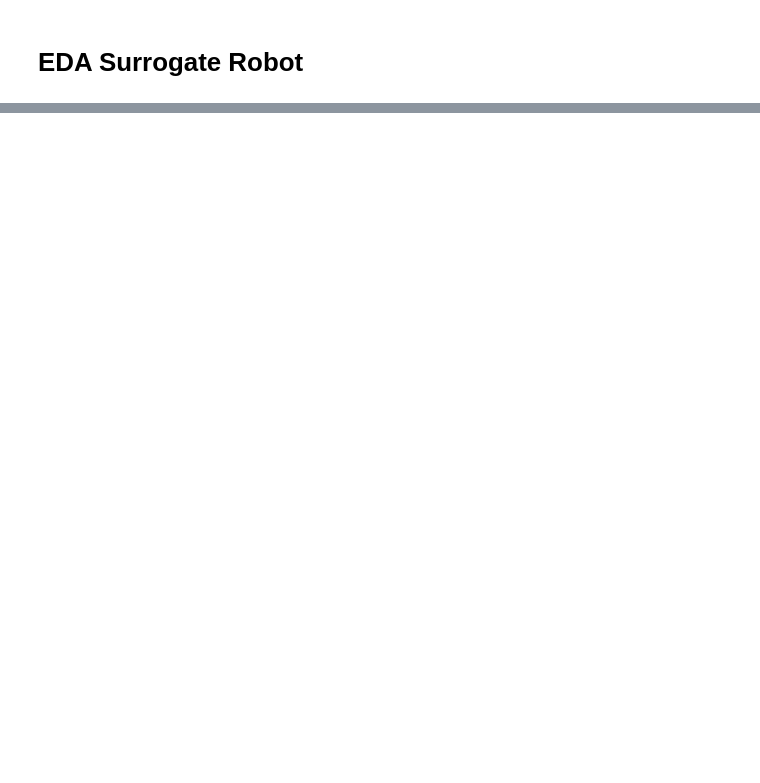
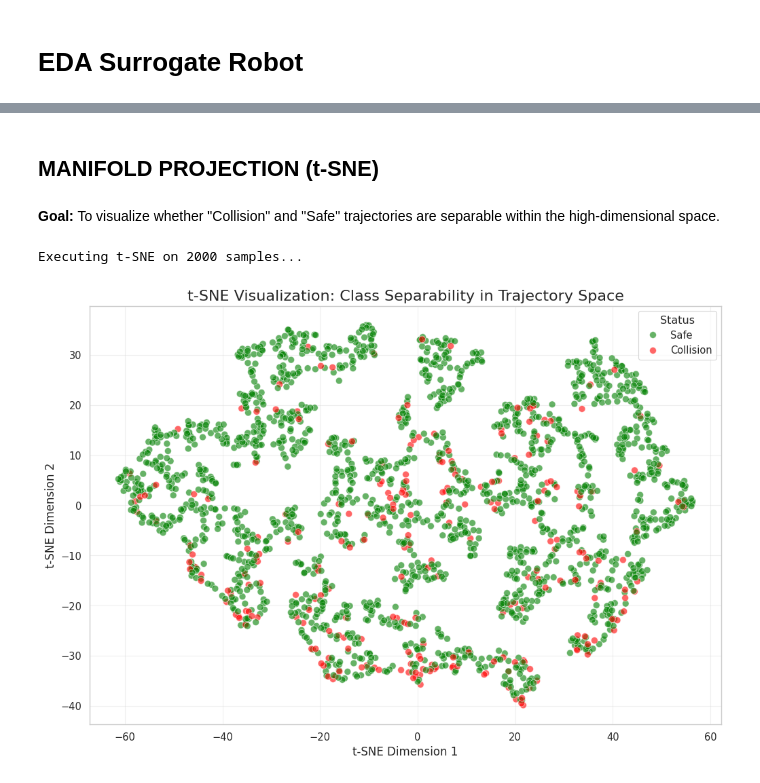
Before and after one commit to esteb01/TFM_Surrogate_Robot, a Jupyter notebook: notebooks/EDA.ipynb, the cells around one changed output, grey strips where cells are left out. Cells and saved outputs as stored; diff of their text form; code cells hidden in the pictures; blank space fills up the shorter version.

```diff
--- a/notebooks/EDA.ipynb
+++ b/notebooks/EDA.ipynb
@@ -373,0 +333,36 @@ La proyección no lineal t-SNE reduce las 350 dimensiones de la trayectoria a un
+# %% [markdown]
+## MANIFOLD PROJECTION (t-SNE)
+# %% [markdown]
+**Goal:** To visualize whether "Collision" and "Safe" trajectories are separable within the high-dimensional space.
+# %%
+from sklearn.manifold import TSNE
+
+# 1. Prepare a representative subset
+n_subset = 2000
+subset_df = df.sample(n=n_subset, random_state=42)
+
+# Trajectory data (High-dimensional input)
+X_subset = subset_df[traj_cols].values
+y_subset = subset_df['cost'].values
+
+# Define classes for visualization
+labels = np.where(y_subset > 1500, 'Collision', 'Safe')
+
+print(f"Executing t-SNE on {n_subset} samples...")
+tsne = TSNE(n_components=2, perplexity=30, n_iter=1000, random_state=42, init='pca', learning_rate='auto')
+X_embedded = tsne.fit_transform(X_subset)
+
+# --- PLOT ---
+plt.figure(figsize=(12, 8))
+sns.scatterplot(x=X_embedded[:,0], y=X_embedded[:,1], hue=labels,
+                palette={'Collision': 'red', 'Safe': 'green'}, alpha=0.6, s=50)
+
+plt.title('t-SNE Visualization: Class Separability in Trajectory Space', fontsize=16)
+plt.xlabel('t-SNE Dimension 1')
+plt.ylabel('t-SNE Dimension 2')
+plt.legend(title='Status')
+plt.grid(True, alpha=0.3)
+plt.show()
+# %% [output]
+Executing t-SNE on 2000 samples...
+[figure, added]
```
Also changed, not shown: parts of 45 cells of this notebook, 9 other files.
